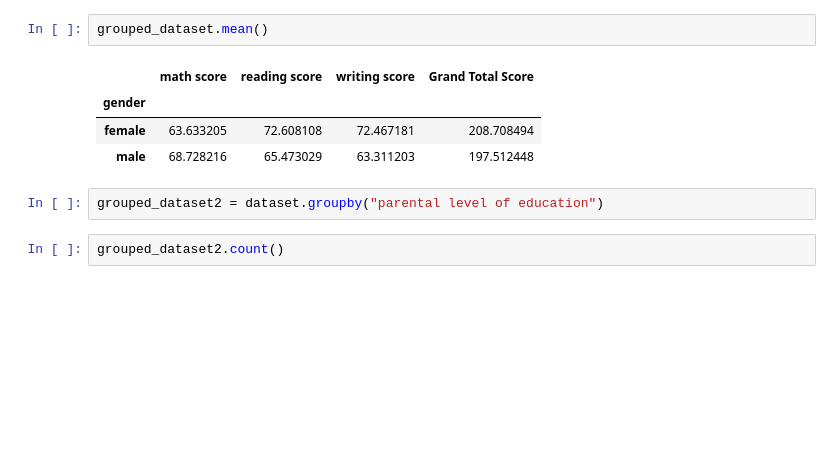
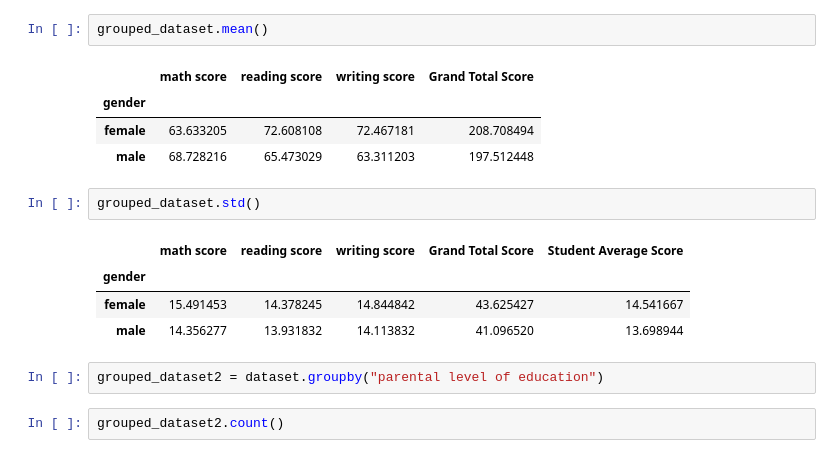
Before and after one commit to ejitex/pythonJupyterDataAnalysis, a Jupyter notebook: Analyzing Student Exam Score.ipynb, the cells around one changed output. Saved outputs shown, nothing was run; the diff lists cells and outputs as text; blank space fills up the shorter version.

```diff
--- a/Analyzing Student Exam Score.ipynb
+++ b/Analyzing Student Exam Score.ipynb
@@ -76,6 +74,13 @@ grouped_dataset.mean()
 | gender |  |  |  |  |
 | female | 63.633205 | 72.608108 | 72.467181 | 208.708494 |
 | male | 68.728216 | 65.473029 | 63.311203 | 197.512448 |
+# %%
+grouped_dataset.std()
+# %% [output]
+|  | math score | reading score | writing score | Grand Total Score | Student Average Score |
+| gender |  |  |  |  |  |
+| female | 15.491453 | 14.378245 | 14.844842 | 43.625427 | 14.541667 |
+| male | 14.356277 | 13.931832 | 14.113832 | 41.096520 | 13.698944 |
 # %%
 grouped_dataset2 = dataset.groupby("parental level of education")
 # %%
```
Also changed, not shown: parts of 1 cell of this notebook.
